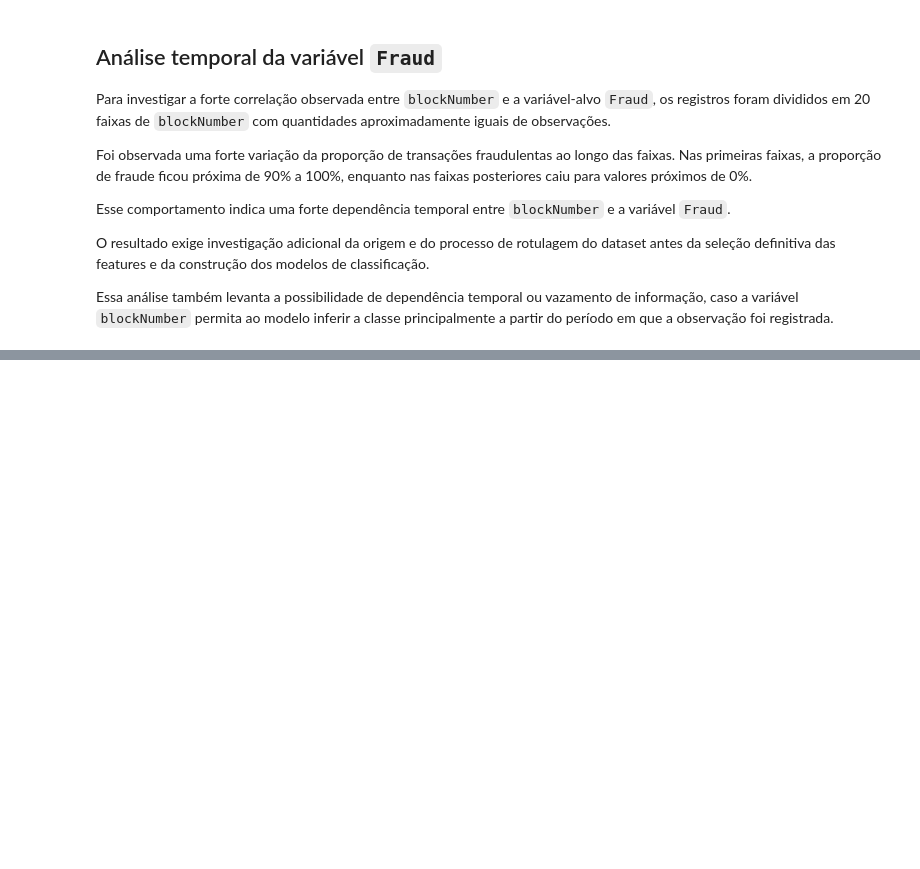
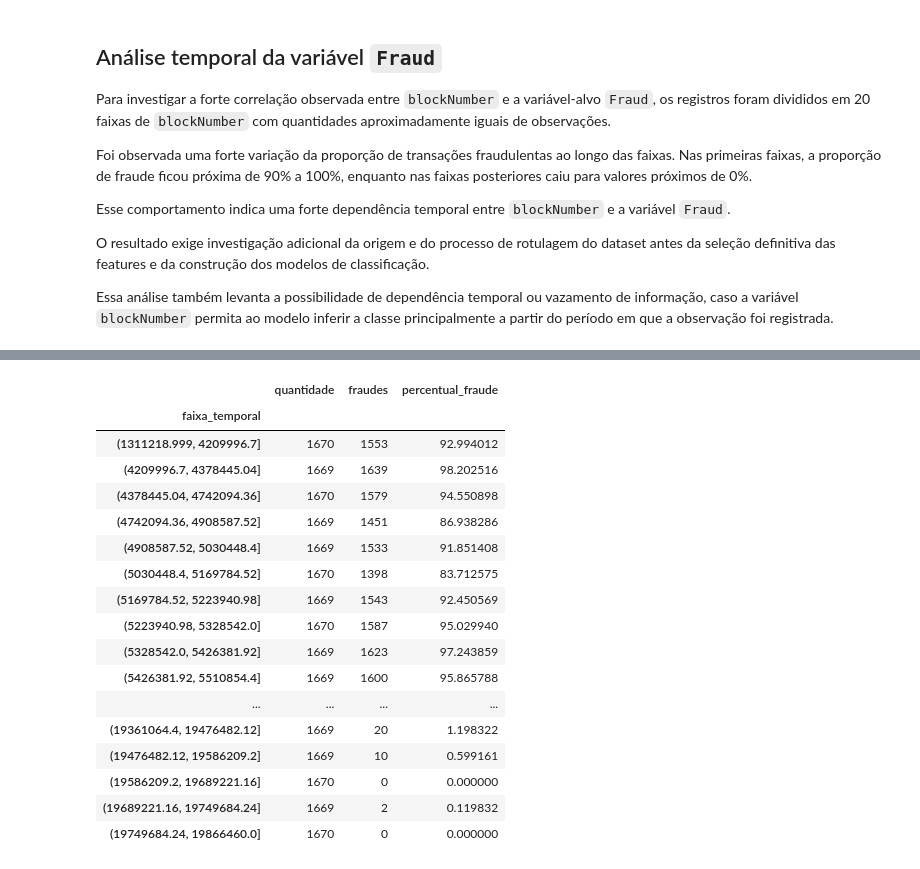
Before and after one commit to GabrielThiel/ethereum-fraud-analysis, a Jupyter notebook: notebooks/01-exploracao-datasets.ipynb, the cells around one changed output, grey strips where cells are left out. Cells and saved outputs as stored; diff of their text form; code cells hidden in the pictures; blank space fills up the shorter version.

```diff
--- a/notebooks/01-exploracao-datasets.ipynb
+++ b/notebooks/01-exploracao-datasets.ipynb
@@ -697,0 +1052,47 @@ foi registrada.
+# %%
+# Percentual de fraude ao longo do blockNumber
+
+df_temporal_analise = (
+    df_etfd_sem_duplicatas
+    .sort_values("blockNumber")
+    .copy()
+)
+
+df_temporal_analise["faixa_temporal"] = pd.qcut(
+    df_temporal_analise["blockNumber"],
+    q=50,
+    duplicates="drop"
+)
+
+fraude_temporal = (
+    df_temporal_analise
+    .groupby("faixa_temporal", observed=True)["Fraud"]
+    .agg(
+        quantidade="count",
+        fraudes="sum",
+        percentual_fraude="mean"
+    )
+)
+
+fraude_temporal["percentual_fraude"] *= 100
+
+fraude_temporal
+# %% [output]
+|  | quantidade | fraudes | percentual_fraude |
+| faixa_temporal |  |  |  |
+| (1311218.999, 4209996.7] | 1670 | 1553 | 92.994012 |
+| (4209996.7, 4378445.04] | 1669 | 1639 | 98.202516 |
+| (4378445.04, 4742094.36] | 1670 | 1579 | 94.550898 |
+| (4742094.36, 4908587.52] | 1669 | 1451 | 86.938286 |
+| (4908587.52, 5030448.4] | 1669 | 1533 | 91.851408 |
+| (5030448.4, 5169784.52] | 1670 | 1398 | 83.712575 |
+| (5169784.52, 5223940.98] | 1669 | 1543 | 92.450569 |
+| (5223940.98, 5328542.0] | 1670 | 1587 | 95.029940 |
+| (5328542.0, 5426381.92] | 1669 | 1623 | 97.243859 |
+| (5426381.92, 5510854.4] | 1669 | 1600 | 95.865788 |
+| ... | ... | ... | ... |
+| (19361064.4, 19476482.12] | 1669 | 20 | 1.198322 |
+| (19476482.12, 19586209.2] | 1669 | 10 | 0.599161 |
+| (19586209.2, 19689221.16] | 1670 | 0 | 0.000000 |
+| (19689221.16, 19749684.24] | 1669 | 2 | 0.119832 |
+| (19749684.24, 19866460.0] | 1670 | 0 | 0.000000 |
```
Also changed, not shown: parts of 20 cells of this notebook.
